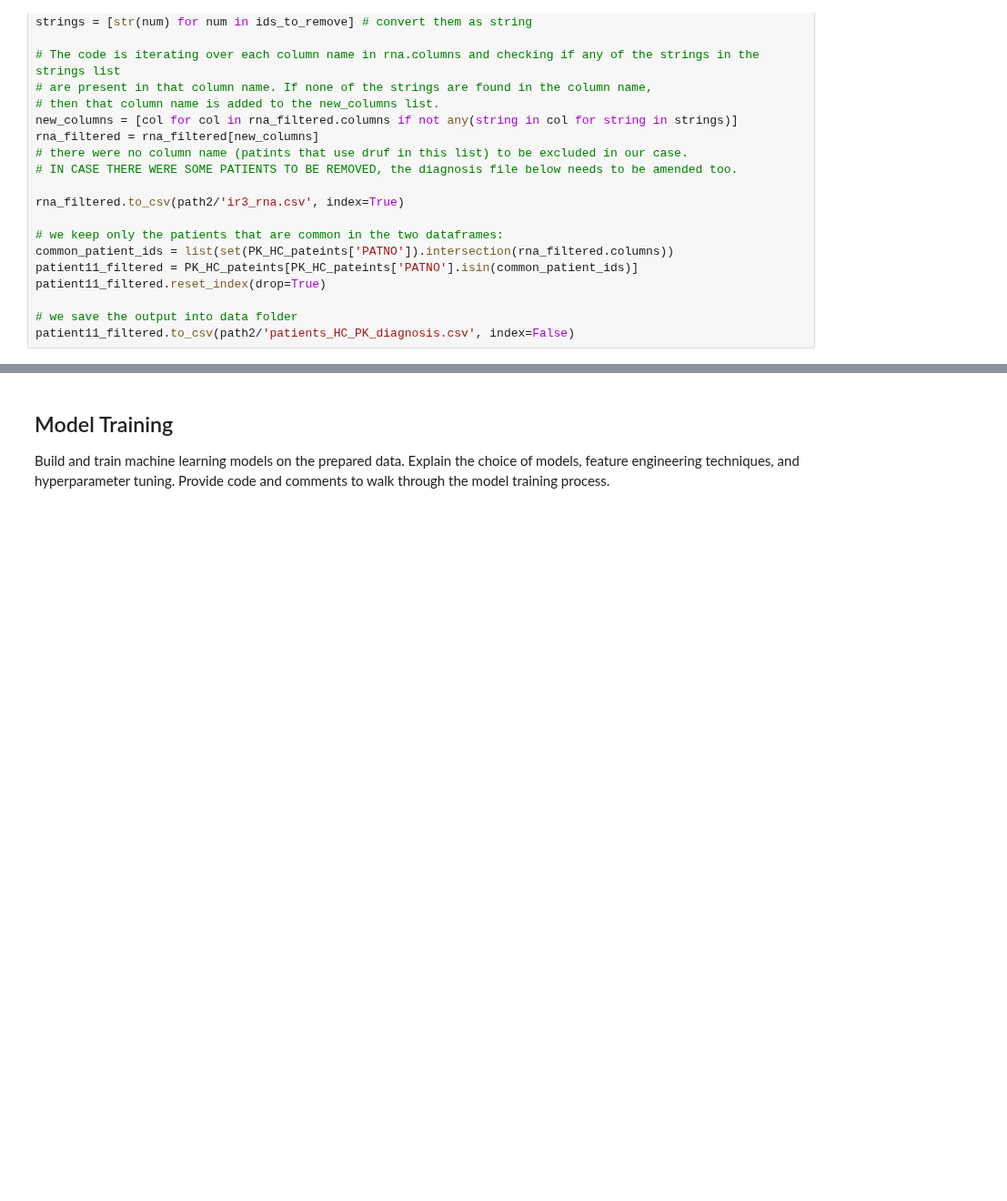
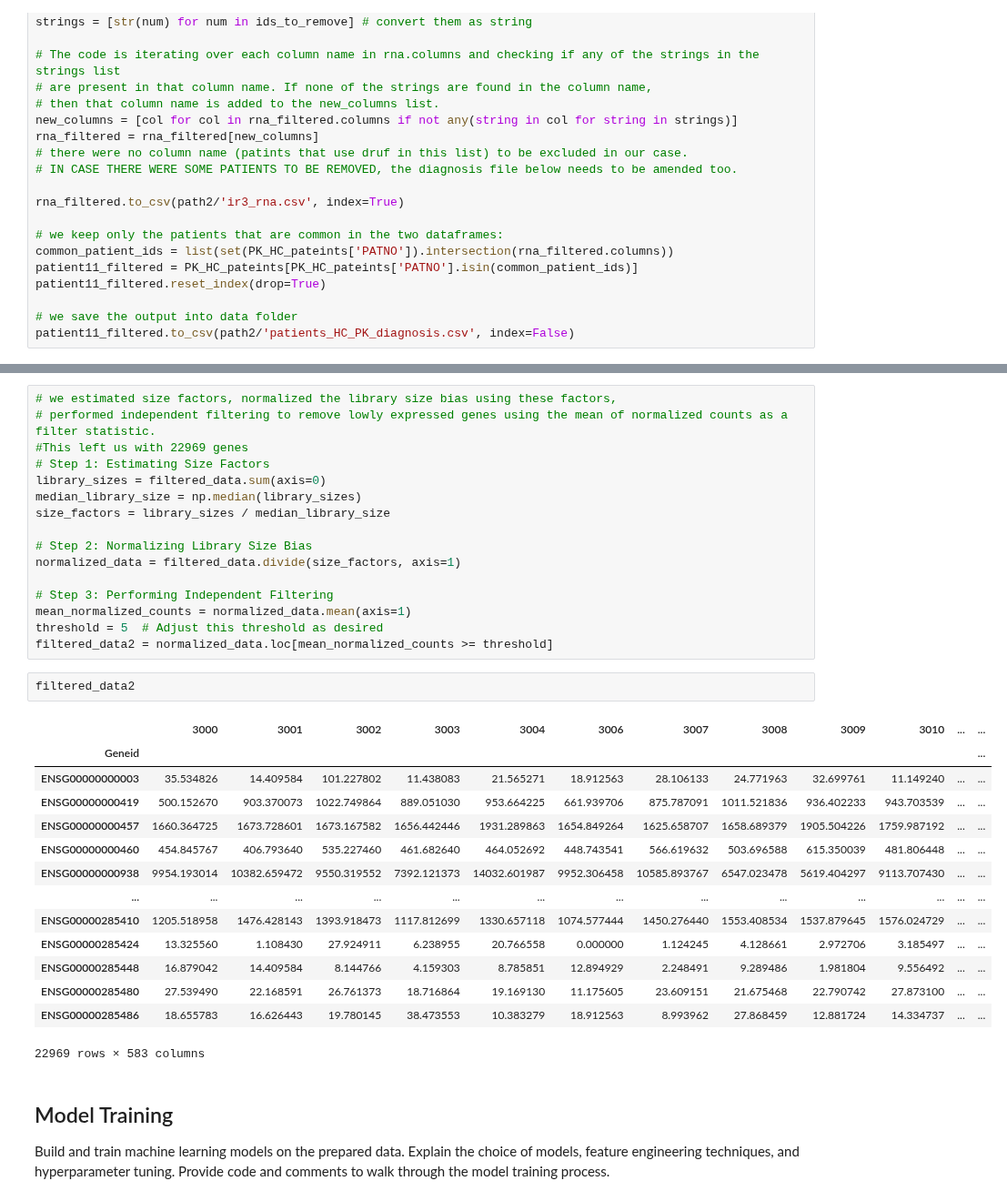
Before and after one commit to zainabnazari/ppmi, a Jupyter notebook: main_ppmi_notebook.ipynb, the cells around one changed output, grey strips where cells are left out. Shown at 91% size. Drawn from its saved outputs; the diff is of its cells as text; blank space fills up the shorter version.

```diff
--- a/main_ppmi_notebook.ipynb
+++ b/main_ppmi_notebook.ipynb
@@ -256,3 +291,36 @@ patient11_filtered.to_csv(path2/'patients_HC_PK_diagnosis.csv', index=False)
+# %%
+# we estimated size factors, normalized the library size bias using these factors,
+# performed independent filtering to remove lowly expressed genes using the mean of normalized counts as a filter statistic.
+#This left us with 22969 genes
+# Step 1: Estimating Size Factors
+library_sizes = filtered_data.sum(axis=0)
+median_library_size = np.median(library_sizes)
+size_factors = library_sizes / median_library_size
+
+# Step 2: Normalizing Library Size Bias
+normalized_data = filtered_data.divide(size_factors, axis=1)
+
+# Step 3: Performing Independent Filtering
+mean_normalized_counts = normalized_data.mean(axis=1)
+threshold = 5  # Adjust this threshold as desired
+filtered_data2 = normalized_data.loc[mean_normalized_counts >= threshold]
+# %%
+filtered_data2
+# %% [output]
+|  | 3000 | 3001 | 3002 | 3003 | 3004 | 3006 | 3007 | 3008 | 3009 | 3010 | ... | ... |
+| Geneid |  |  |  |  |  |  |  |  |  |  |  | ... |
+| ENSG00000000003 | 35.534826 | 14.409584 | 101.227802 | 11.438083 | 21.565271 | 18.912563 | 28.106133 | 24.771963 | 32.699761 | 11.149240 | ... | ... |
+| ENSG00000000419 | 500.152670 | 903.370073 | 1022.749864 | 889.051030 | 953.664225 | 661.939706 | 875.787091 | 1011.521836 | 936.402233 | 943.703539 | ... | ... |
+| ENSG00000000457 | 1660.364725 | 1673.728601 | 1673.167582 | 1656.442446 | 1931.289863 | 1654.849264 | 1625.658707 | 1658.689379 | 1905.504226 | 1759.987192 | ... | ... |
+| ENSG00000000460 | 454.845767 | 406.793640 | 535.227460 | 461.682640 | 464.052692 | 448.743541 | 566.619632 | 503.696588 | 615.350039 | 481.806448 | ... | ... |
+| ENSG00000000938 | 9954.193014 | 10382.659472 | 9550.319552 | 7392.121373 | 14032.601987 | 9952.306458 | 10585.893767 | 6547.023478 | 5619.404297 | 9113.707430 | ... | ... |
+| ... | ... | ... | ... | ... | ... | ... | ... | ... | ... | ... | ... | ... |
+| ENSG00000285410 | 1205.518958 | 1476.428143 | 1393.918473 | 1117.812699 | 1330.657118 | 1074.577444 | 1450.276440 | 1553.408534 | 1537.879645 | 1576.024729 | ... | ... |
+| ENSG00000285424 | 13.325560 | 1.108430 | 27.924911 | 6.238955 | 20.766558 | 0.000000 | 1.124245 | 4.128661 | 2.972706 | 3.185497 | ... | ... |
+| ENSG00000285448 | 16.879042 | 14.409584 | 8.144766 | 4.159303 | 8.785851 | 12.894929 | 2.248491 | 9.289486 | 1.981804 | 9.556492 | ... | ... |
+| ENSG00000285480 | 27.539490 | 22.168591 | 26.761373 | 18.716864 | 19.169130 | 11.175605 | 23.609151 | 21.675468 | 22.790742 | 27.873100 | ... | ... |
+| ENSG00000285486 | 18.655783 | 16.626443 | 19.780145 | 38.473553 | 10.383279 | 18.912563 | 8.993962 | 27.868459 | 12.881724 | 14.334737 | ... | ... |
+22969 rows × 583 columns
 # %% [markdown]
 <a id="training"></a>
 ## Model Training
```
Also changed, not shown: parts of 10 cells of this notebook, 4 other files.
